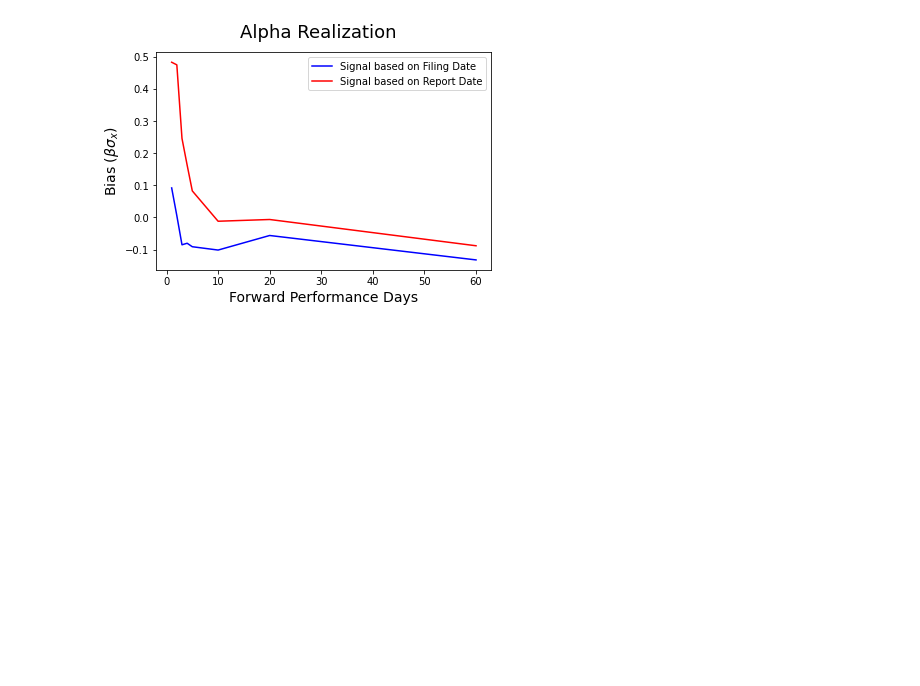
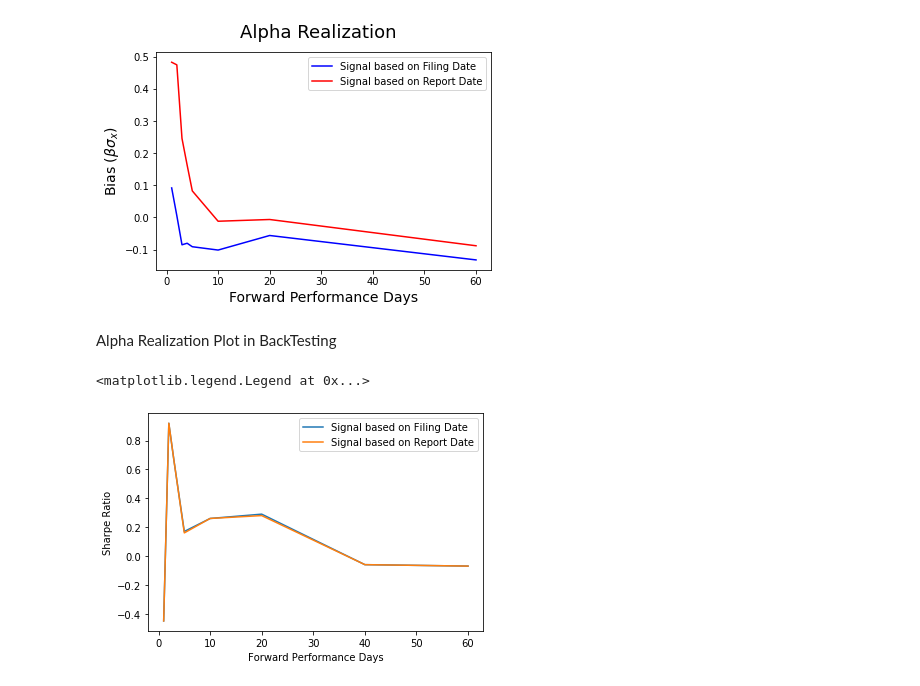
Before and after one commit to ShawnPP/MTH9897_InsiderTrade, a Jupyter notebook: alpha_realization.ipynb, the cells around one changed output. Saved outputs shown, nothing was run; the diff lists cells and outputs as text; code cells hidden in the pictures; blank space fills up the shorter version.

```diff
--- a/alpha_realization.ipynb
+++ b/alpha_realization.ipynb
@@ -149,3 +149,18 @@ plt.legend()
 # %% [output]
 <matplotlib.legend.Legend at 0x...>
 [figure]
+# %% [markdown]
+Alpha Realization Plot in BackTesting
+# %%
+x = [1,2,3,5,10,20,40,60]
+sharpe_filing = [-0.45, 0.92, 0.66, 0.17, 0.26, 0.29, -0.06, -0.07]
+sharpe_report = [-0.45, 0.92, 0.66, 0.16, 0.26, 0.28, -0.06, -0.07]
+# %%
+plt.plot(x, sharpe_filing, label='Signal based on Filing Date')
+plt.plot(x, sharpe_report, label="Signal based on Report Date")
+plt.ylabel("Sharpe Ratio")
+plt.xlabel("Forward Performance Days")
+plt.legend()
+# %% [output]
+<matplotlib.legend.Legend at 0x...>
+[figure, added]
```
Also changed, not shown: 2 other files.
